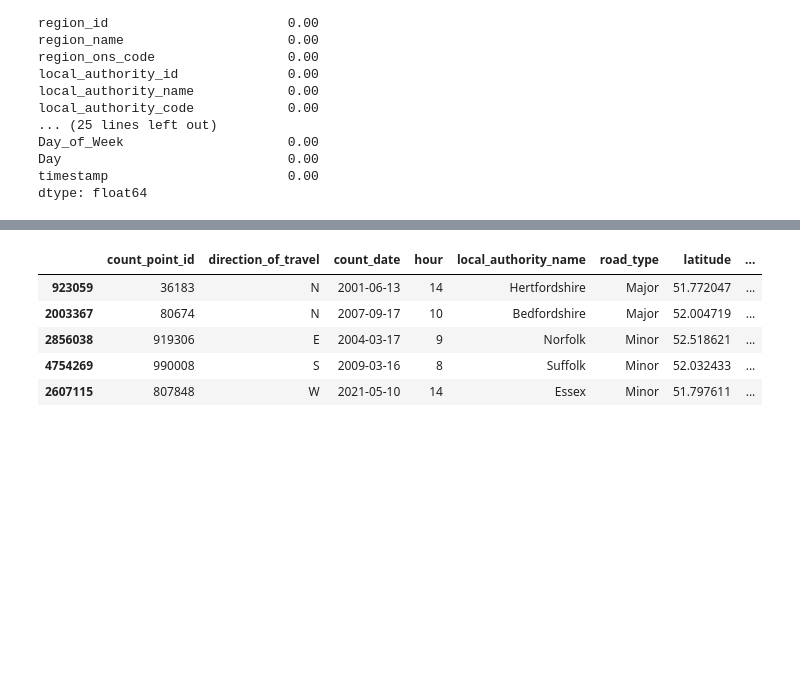
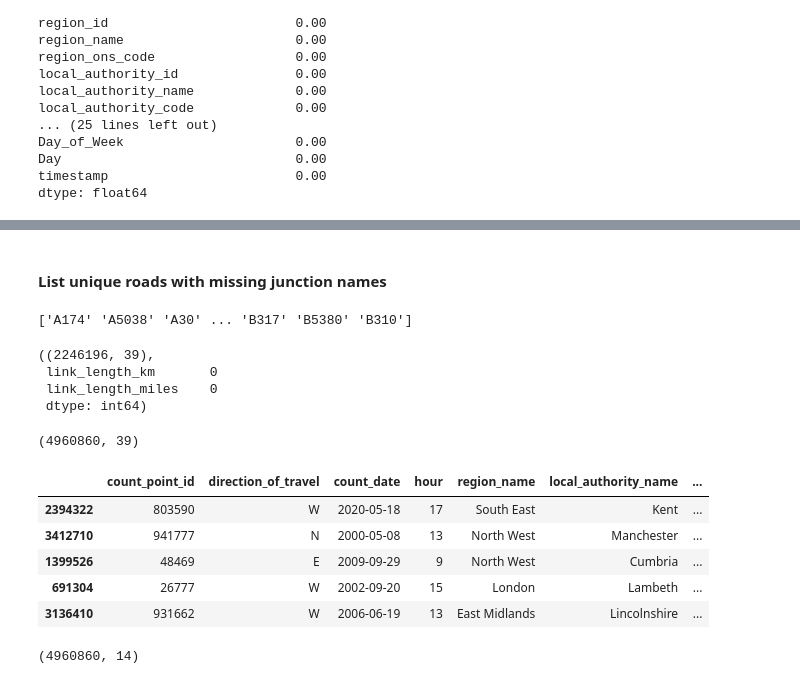
Before and after one commit to Emillia-rosette/traffic-volume-analysis, a Jupyter notebook: notebooks/01-data-loading-cleaning.ipynb, the cells around one changed output, grey strips where cells are left out. Saved outputs shown, nothing was run; the diff lists cells and outputs as text; code cells hidden in the pictures; blank space fills up the shorter version.

```diff
--- a/notebooks/01-data-loading-cleaning.ipynb
+++ b/notebooks/01-data-loading-cleaning.ipynb
@@ -132,15 +136,15 @@ Name: count, dtype: int64
 # Data Formatting
 # %%
 # conver `count_date` to datetime type
-pd_raw_count_east['count_date'] =  pd.to_datetime(pd_raw_count_east['count_date'])
+pd_raw_count['count_date'] =  pd.to_datetime(pd_raw_count['count_date'])
 # %%
 # Extract Date Components
-pd_raw_count_east['Month'] = pd_raw_count_east['count_date'].dt.month
-pd_raw_count_east['Day_of_Week'] = pd_raw_count_east['count_date'].dt.day_name()
-pd_raw_count_east['Day'] = pd_raw_count_east['count_date'].dt.day
+pd_raw_count['Month'] = pd_raw_count['count_date'].dt.month
+pd_raw_count['Day_of_Week'] = pd_raw_count['count_date'].dt.day_name()
+pd_raw_count['Day'] = pd_raw_count['count_date'].dt.day
 # %%
 # Create a 'timestamp' column by combining 'count_date' and 'hour'
-pd_raw_count_east['timestamp'] = pd.to_datetime(pd_raw_count_east['count_date']) + pd.to_timedelta(pd_raw_count_east['hour'], unit='h')
+pd_raw_count['timestamp'] = pd.to_datetime(pd_raw_count['count_date']) + pd.to_timedelta(pd_raw_count['hour'], unit='h')
 # %%
 # Check data types
 print("\nData types in pd_raw_count:")
@@ -220,6 +232,34 @@ Index(['count_point_id', 'direction_of_travel', 'year', 'count_date', 'hour',
+# %% [markdown]
+#### List unique roads with missing junction names
+# %%
+# Get the unique road names where there are missing values
+unique_roads_with_missing_values = pd_raw_count[(pd_raw_count['start_junction_road_name'].isna()) | (pd_raw_count['end_junction_road_name'].isna())]['road_name'].unique()
+
+# Display the unique road names
+print(unique_roads_with_missing_values)
+# %% [output]
+['A174' 'A5038' 'A30' ... 'B317' 'B5380' 'B310']
+# %%
+# Drop the rows where 'link_length_km' and 'link_length_miles' have missing values
+pd_raw_count_cleaned = pd_raw_count.dropna(subset=['link_length_km', 'link_length_miles'])
+
+# Verify that there are no more missing values in these columns
+missing_values_after_dropping = pd_raw_count_cleaned[['link_length_km', 'link_length_miles']].isna().sum()
+
+# Display the remaining missing values (if any) and the shape of the cleaned dataset
+(pd_raw_count_cleaned.shape, missing_values_after_dropping)
+# %% [output]
+((2246196, 39),
+ link_length_km       0
+ link_length_miles    0
+ dtype: int64)
+# %%
+pd_raw_count.shape
+# %% [output]
+(4960860, 39)
 # %%
 columns_to_drop = [
-    'year', 'region_id', 'region_name', 'local_authority_id', 'road_category', 'region_ons_code', 'road_name', 'local_authority_code',
+    'year', 'region_id', 'local_authority_id', 'road_category', 'region_ons_code', 'road_name', 'local_authority_code',
     'easting', 'northing', 'start_junction_road_name', 'end_junction_road_name',
     'link_length_km', 'link_length_miles', 'pedal_cycles',
     'HGVs_2_rigid_axle', 'HGVs_3_rigid_axle', 'HGVs_4_or_more_rigid_axle',
@@ -228,14 +268,20 @@ columns_to_drop = [
     'LGVs'
 ]
 
-east_england_data = pd_raw_count_east.drop(columns=columns_to_drop)
+# east_england_data = pd_raw_count.drop(columns=columns_to_drop)
+
+pd_raw_count.drop(columns=columns_to_drop, inplace=True)
 # %%
-east_england_data.sample(5)
+pd_raw_count.sample(5)
 # %% [output]
-|  | count_point_id | direction_of_travel | count_date | hour | local_authority_name | road_type | latitude | ... |
-| 923059 | 36183 | N | 2001-06-13 | 14 | Hertfordshire | Major | 51.772047 | ... |
-| 2003367 | 80674 | N | 2007-09-17 | 10 | Bedfordshire | Major | 52.004719 | ... |
-| 2856038 | 919306 | E | 2004-03-17 | 9 | Norfolk | Minor | 52.518621 | ... |
-| 4754269 | 990008 | S | 2009-03-16 | 8 | Suffolk | Minor | 52.032433 | ... |
-| 2607115 | 807848 | W | 2021-05-10 | 14 | Essex | Minor | 51.797611 | ... |
+|  | count_point_id | direction_of_travel | count_date | hour | region_name | local_authority_name | ... |
+| 2394322 | 803590 | W | 2020-05-18 | 17 | South East | Kent | ... |
+| 3412710 | 941777 | N | 2000-05-08 | 13 | North West | Manchester | ... |
+| 1399526 | 48469 | E | 2009-09-29 | 9 | North West | Cumbria | ... |
+| 691304 | 26777 | W | 2002-09-20 | 15 | London | Lambeth | ... |
+| 3136410 | 931662 | W | 2006-06-19 | 13 | East Midlands | Lincolnshire | ... |
+# %%
+pd_raw_count.shape
+# %% [output]
+(4960860, 14)
 # %%
```
Also changed, not shown: parts of 27 cells of this notebook, 8 other files.
